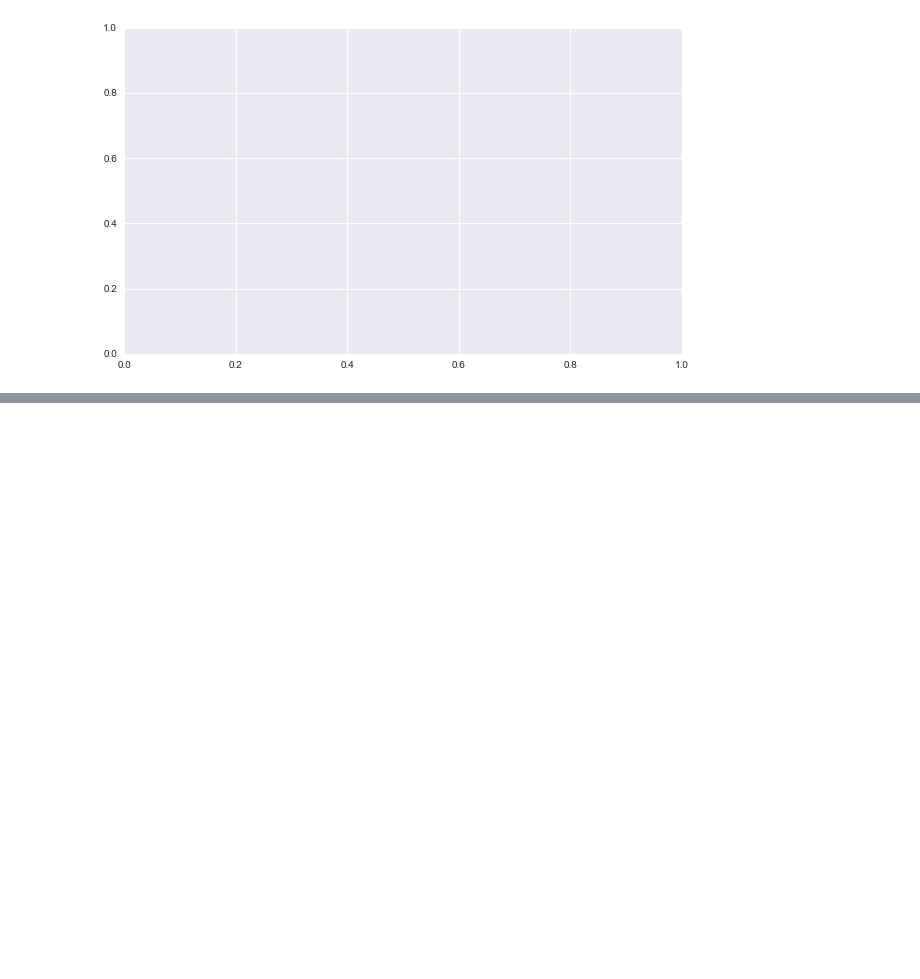
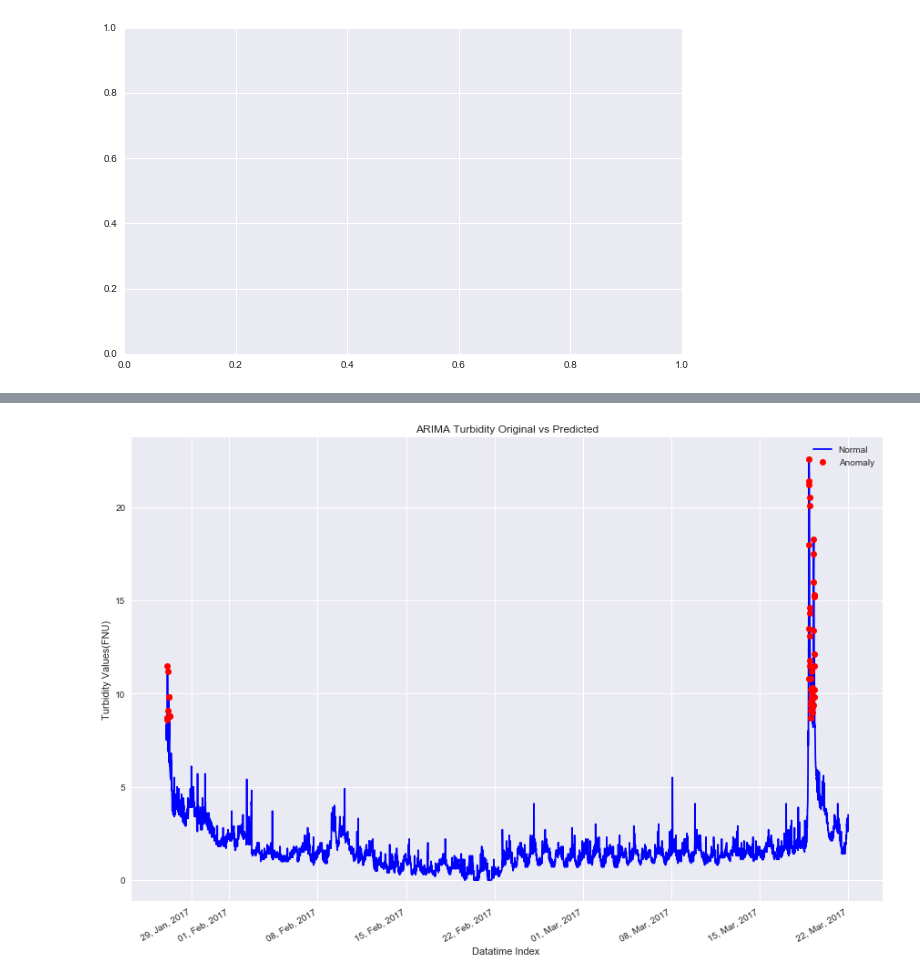
Before and after one commit to absaw/Surface-Water-Quality-Data-Anomaly-Detection, a Jupyter notebook: Code/Turbidity jupyter.ipynb, the cells around one changed output, grey strips where cells are left out. Drawn from its saved outputs; the diff is of its cells as text; code cells hidden in the pictures; blank space fills up the shorter version.

```diff
--- a/Code/Turbidity jupyter.ipynb
+++ b/Code/Turbidity jupyter.ipynb
@@ -622 +637,3 @@ IndexingError: Unalignable boolean Series provided as indexer (index of the bool
+# %%
+t = turb_iso
 # %%
@@ -646,0 +693,4 @@ memory usage: 80.8 KB
+# %%
+t['anomaly']=pd.Series(model.predict(data))
+# %%
+anomaly_data = t.loc[t['anomaly'] == -1, ['date_time','Turb(FNU)']]
@@ -646,0 +721,20 @@ memory usage: 80.8 KB
+# %%
+plt.style.use('seaborn')
+plt.figure(figsize=(12,8))
+
+plt.plot(t['date_time'],t['Turb(FNU)'], color='blue', label = 'Normal')
+plt.plot_date(x=anomaly_data['date_time'],y=anomaly_data['Turb(FNU)'], color='red', label = 'Anomaly')
+
+#plt.plot(predictions, label='Predictions')
+
+plt.gcf().autofmt_xdate()
+date_format = mpl_dates.DateFormatter('%d, %b, %Y')
+plt.gca().xaxis.set_major_formatter(date_format)
+plt.tight_layout()
+plt.xlabel("Datatime Index ")
+plt.ylabel("Turbidity Values(FNU)")
+plt.title('ARIMA Turbidity Original vs Predicted')
+plt.legend(loc='best')
+plt.show()
+# %% [output]
+[figure, added]
```
Also changed, not shown: parts of 16 cells of this notebook.
